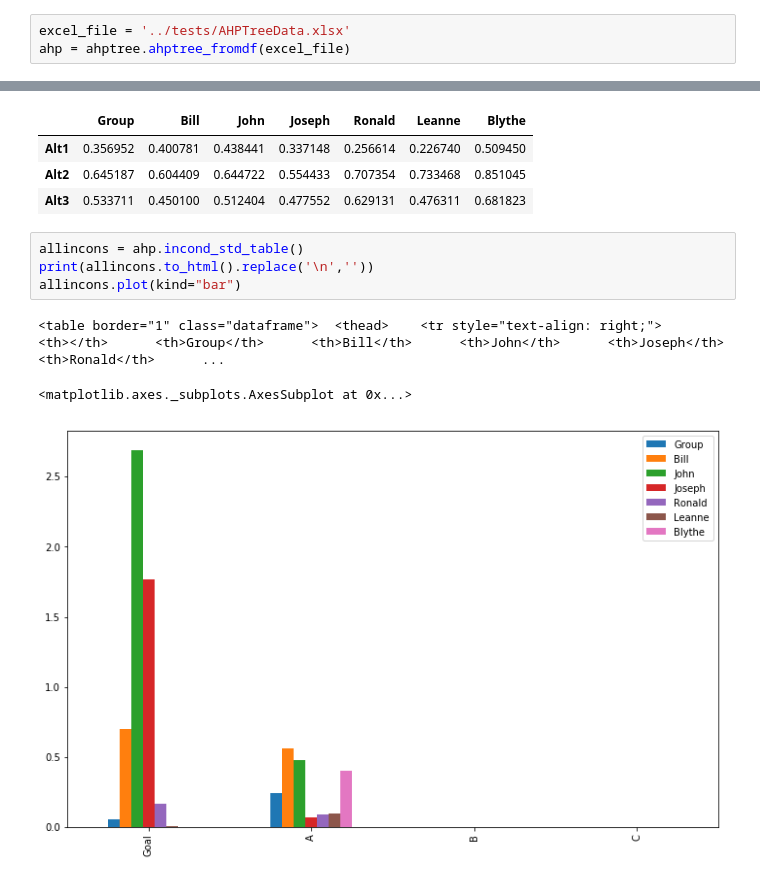
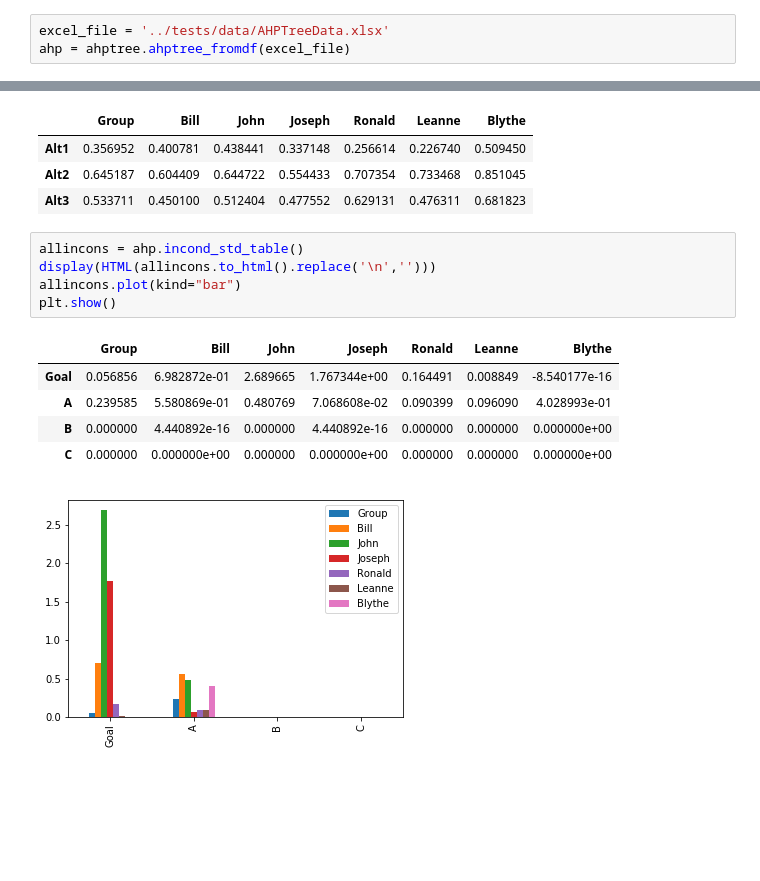
Before and after one commit to wjladams/pyanp, a Jupyter notebook: examples/AHPTreeEx1.ipynb, the cells around one changed output, grey strips where cells are left out. Saved outputs shown, nothing was run; the diff lists cells and outputs as text; blank space fills up the shorter version.

```diff
--- a/examples/AHPTreeEx1.ipynb
+++ b/examples/AHPTreeEx1.ipynb
@@ -16,7 +17,7 @@ pylab.rcParams['figure.figsize'] = (12, 7.5)
 # %% [markdown]
 ## Read in the data and verify it looks right
 # %%
-excel_file = '../tests/AHPTreeData.xlsx'
+excel_file = '../tests/data/AHPTreeData.xlsx'
 ahp = ahptree.ahptree_fromdf(excel_file)
 # %%
 ahp
@@ -60,9 +61,13 @@ altscores
 | Alt3 | 0.533711 | 0.450100 | 0.512404 | 0.477552 | 0.629131 | 0.476311 | 0.681823 |
 # %%
 allincons = ahp.incond_std_table()
-print(allincons.to_html().replace('\n',''))
+display(HTML(allincons.to_html().replace('\n','')))
 allincons.plot(kind="bar")
+plt.show()
 # %% [output]
-<table border="1" class="dataframe">  <thead>    <tr style="text-align: right;">      <th></th>      <th>Group</th>      <th>Bill</th>      <th>John</th>      <th>Joseph</th>      <th>Ronald</th>      ...
-<matplotlib.axes._subplots.AxesSubplot at 0x...>
+|  | Group | Bill | John | Joseph | Ronald | Leanne | Blythe |
+| Goal | 0.056856 | 6.982872e-01 | 2.689665 | 1.767344e+00 | 0.164491 | 0.008849 | -8.540177e-16 |
+| A | 0.239585 | 5.580869e-01 | 0.480769 | 7.068608e-02 | 0.090399 | 0.096090 | 4.028993e-01 |
+| B | 0.000000 | 4.440892e-16 | 0.000000 | 4.440892e-16 | 0.000000 | 0.000000 | 0.000000e+00 |
+| C | 0.000000 | 0.000000e+00 | 0.000000 | 0.000000e+00 | 0.000000 | 0.000000 | 0.000000e+00 |
-[figure, old version]
+[figure, new version]
```
Also changed, not shown: parts of 1 cell of this notebook, 8 other files.
